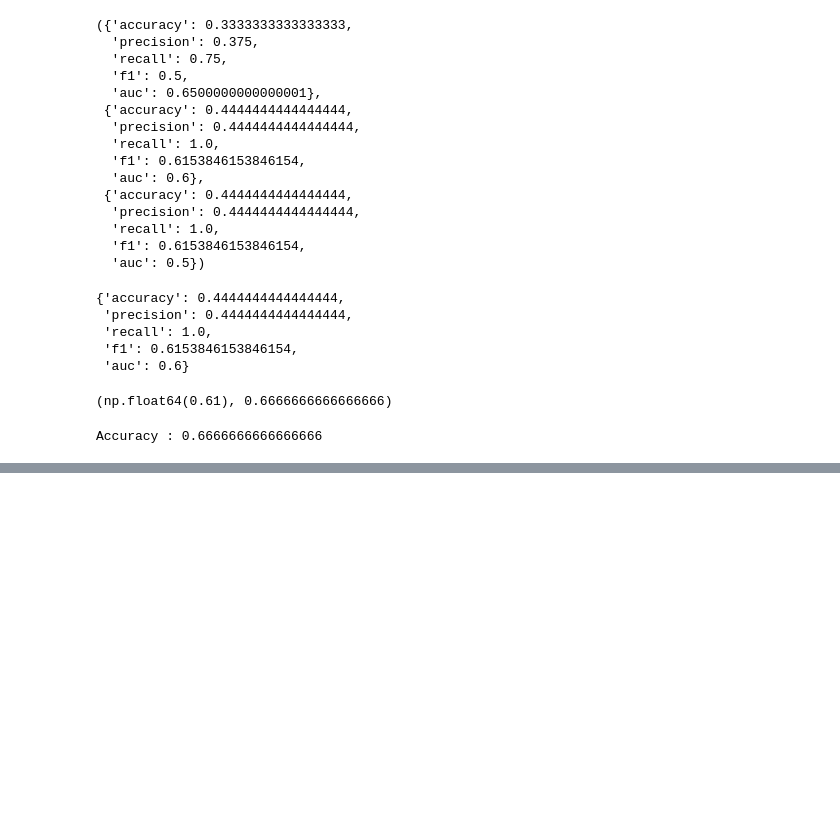
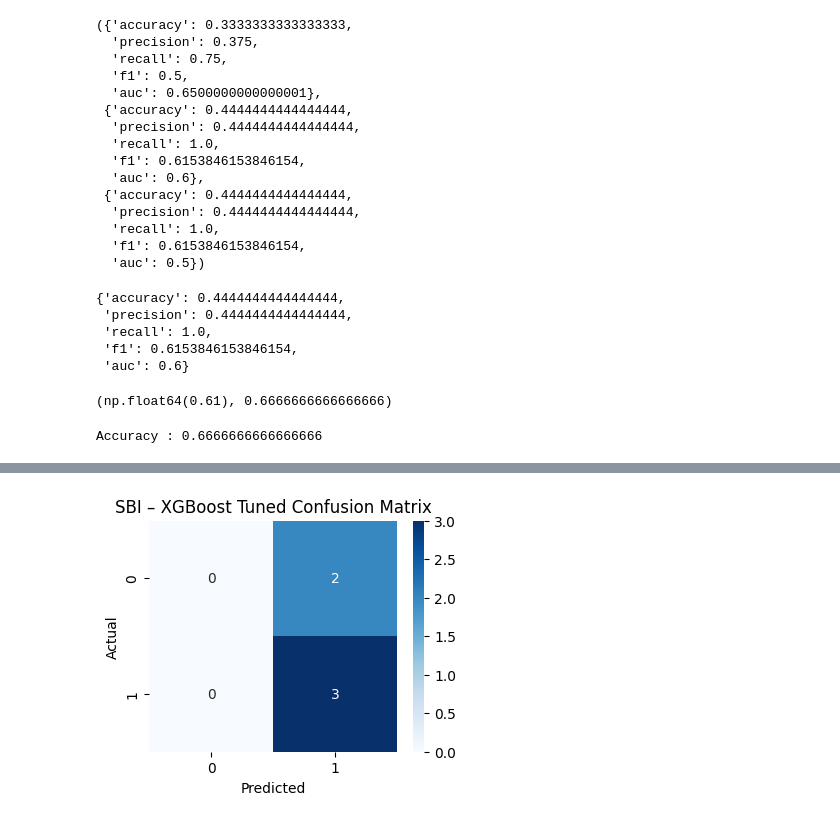
Before and after one commit to Bhavya3836/Divident_Yield_Fund_EDA, a Jupyter notebook: demo.ipynb, the cells around one changed output, grey strips where cells are left out. Saved outputs shown, nothing was run; the diff lists cells and outputs as text; code cells hidden in the pictures; blank space fills up the shorter version.

```diff
--- a/demo.ipynb
+++ b/demo.ipynb
@@ -1478,0 +1636,14 @@ Accuracy : 0.6666666666666666
+# %%
+cm_sbi = confusion_matrix(
+    sbi_xgb_pred["actual_trend"],
+    sbi_xgb_pred["tuned_pred"]
+)
+
+plt.figure(figsize=(4,3))
+sns.heatmap(cm_sbi, annot=True, fmt="d", cmap="Blues")
+plt.title("SBI – XGBoost Tuned Confusion Matrix")
+plt.xlabel("Predicted")
+plt.ylabel("Actual")
+plt.show()
+# %% [output]
+[figure, added]
```
Also changed, not shown: parts of 38 cells of this notebook.
